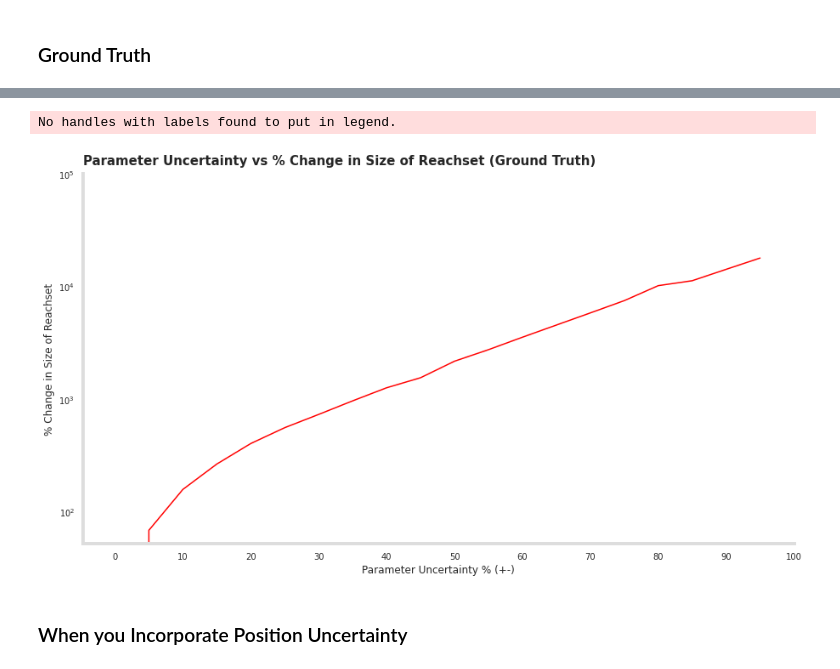
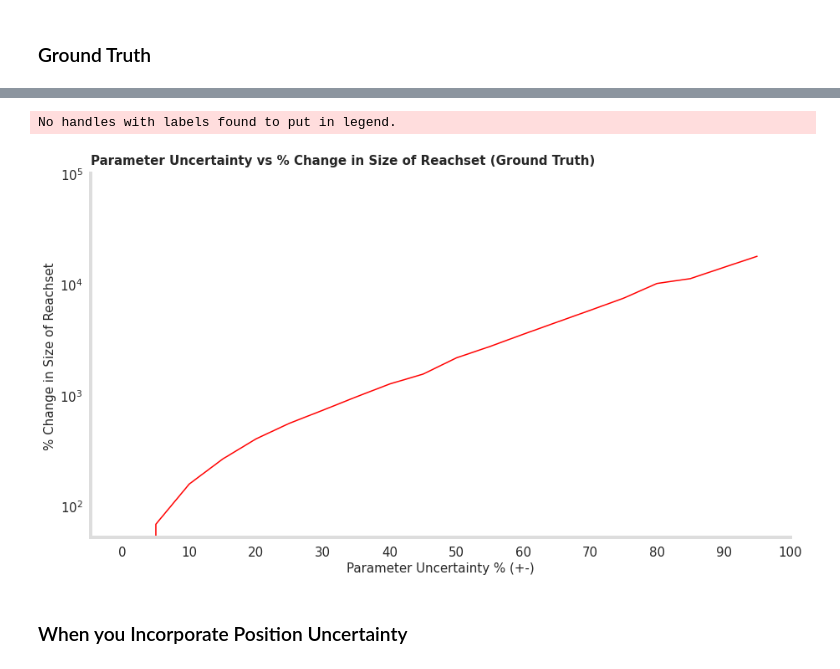
Before and after one commit to pmusau17/Platooning-F1Tenth, a Jupyter notebook: src/rtreach/logs/uncertainty_experiments/UncertaintyExperiments.ipynb, the cells around one changed output, grey strips where cells are left out. Cells and saved outputs as stored; diff of their text form; code cells hidden in the pictures.

```diff
--- a/src/rtreach/logs/uncertainty_experiments/UncertaintyExperiments.ipynb
+++ b/src/rtreach/logs/uncertainty_experiments/UncertaintyExperiments.ipynb
@@ -181,3 +181,34 @@ median_gt
 | 17 | ground_truth | 85.0 | 28.92130 | 71.07870 | 329.587500 | 11256.69 |
 | 18 | ground_truth | 90.0 | 30.87830 | 69.12170 | 415.409500 | 14213.88 |
 | 19 | ground_truth | 95.0 | 31.99845 | 68.00155 | 522.702000 | 17910.89 |
+# %%
+var1 = 'percent_change_in_size_of_reachset'
+
+
+plt.figure(figsize=(15,8))
+ax = sns.lineplot(data=median_gt, x="parameter_uncertainty",y=var1,color='red',marker="o")
+ax.spines['bottom'].set_color('#dddddd')
+ax.spines['left'].set_color('#dddddd')
+sns.despine(left=False, bottom=False, right=True)
+_= plt.legend(loc='upper left',frameon=False)
+
+SMALL_SIZE = 15
+MEDIUM_SIZE = 12
+BIGGER_SIZE = 14
+
+#plt.ylim(0, 110)
+#plt.ylim(0, 10e4)
+_= plt.ylabel("% Change in Size of Reachset",fontsize=15)
+_= plt.xlabel('Parameter Uncertainty % (+-)',fontsize=15)
+_= plt.title("Parameter Uncertainty vs % Change in Size of Reachset (Ground Truth)",loc='left',pad=11.0,fontweight="bold",fontsize=15)
+
+plt.setp(ax.spines.values(), linewidth=4)
+plt.rc('font', size=BIGGER_SIZE)          # controls default text sizes
+plt.rc('axes', titlesize=SMALL_SIZE)     # fontsize of the axes title
+plt.rc('axes', labelsize=BIGGER_SIZE)    # fontsize of the x and y labels
+plt.rc('xtick', labelsize=SMALL_SIZE)    # fontsize of the tick labels
+plt.rc('ytick', labelsize=SMALL_SIZE)    # fontsize of the tick labels
+plt.rc('legend', fontsize=SMALL_SIZE)    # legend fontsize
+plt.rc('figure', titlesize=15)  # fontsize of the figure title
+_ = plt.xticks(np.arange(0, 110.0, 10))
+# _ = plt.yticks(np.arange(0, 10e4, 10))
@@ -184,38 +218,38 @@ median_gt
 # %%
 var1 = 'percent_change_in_size_of_reachset'
 
 
 plt.figure(figsize=(15,8))
 ax = sns.lineplot(data=median_gt, x="parameter_uncertainty",y=var1,color='red')
 ax.spines['bottom'].set_color('#dddddd')
 ax.spines['left'].set_color('#dddddd')
 ax.set(yscale="log")
 sns.despine(left=False, bottom=False, right=True)
 _= plt.legend(loc='upper left',frameon=False)
 
-SMALL_SIZE = 10
-MEDIUM_SIZE = 10
-BIGGER_SIZE = 12
+SMALL_SIZE = 15
+MEDIUM_SIZE = 12
+BIGGER_SIZE = 14
 
 plt.ylim(0, 110)
 plt.ylim(0, 10e4)
-_= plt.ylabel("% Change in Size of Reachset")
-_= plt.xlabel('Parameter Uncertainty % (+-)')
+_= plt.ylabel("% Change in Size of Reachset",fontsize=15)
+_= plt.xlabel('Parameter Uncertainty % (+-)',fontsize=15)
 _= plt.title("Parameter Uncertainty vs % Change in Size of Reachset (Ground Truth)",loc='left',pad=11.0,fontweight="bold",fontsize=15)
 
 plt.setp(ax.spines.values(), linewidth=4)
 plt.rc('font', size=BIGGER_SIZE)          # controls default text sizes
 plt.rc('axes', titlesize=SMALL_SIZE)     # fontsize of the axes title
 plt.rc('axes', labelsize=BIGGER_SIZE)    # fontsize of the x and y labels
 plt.rc('xtick', labelsize=SMALL_SIZE)    # fontsize of the tick labels
 plt.rc('ytick', labelsize=SMALL_SIZE)    # fontsize of the tick labels
 plt.rc('legend', fontsize=SMALL_SIZE)    # legend fontsize
 plt.rc('figure', titlesize=15)  # fontsize of the figure title
 _ = plt.xticks(np.arange(0, 110.0, 10))
 # _ = plt.yticks(np.arange(0, 10e4, 10))
 # %% [output]
 No handles with labels found to put in legend.
-[figure, old version]
+[figure, new version]
 # %% [markdown]
 ### When you Incorporate Position Uncertainty
 # %%
```
Also changed, not shown: parts of 4 cells of this notebook, 6 other files.
